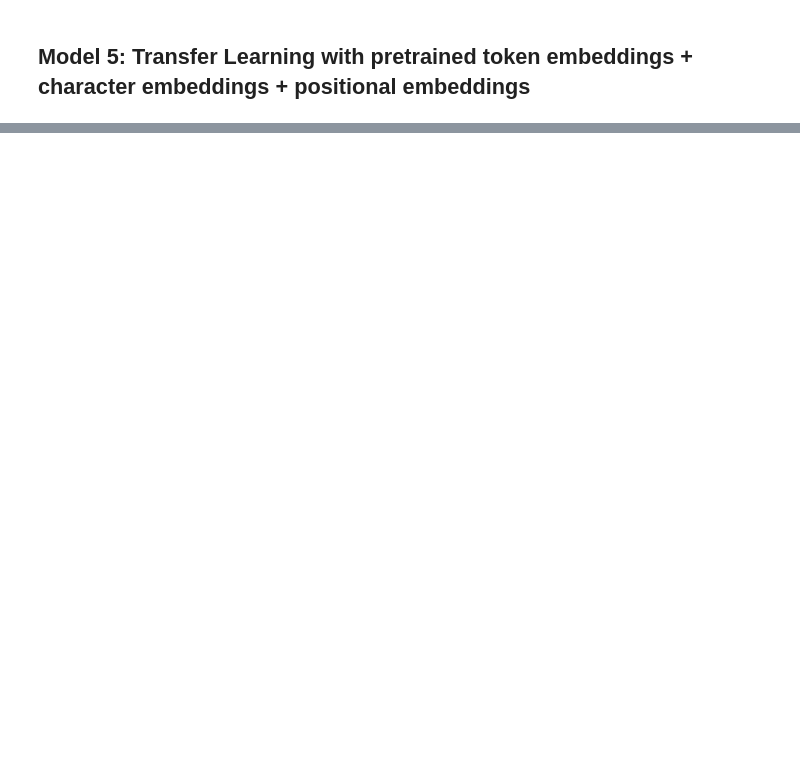
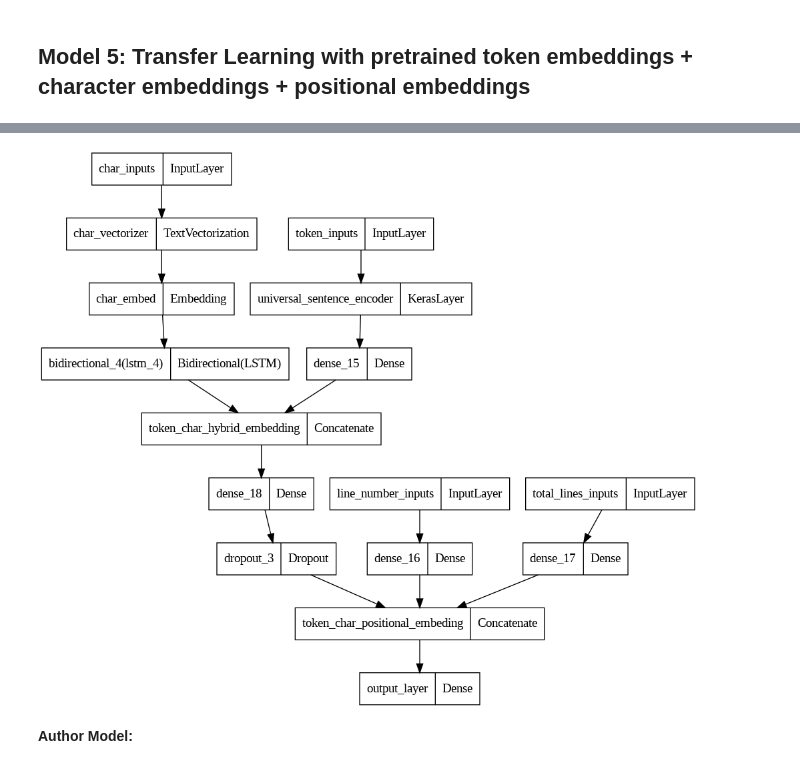
Before and after one commit to yashfirkedata/NLP-Replicating-PubMed-200k-RCT-Paper, a Jupyter notebook: NLP_Replicating_PubMed_200k_RCT_Paper.ipynb, the cells around one changed output, grey strips where cells are left out. Saved outputs shown, nothing was run; the diff lists cells and outputs as text; code cells hidden in the pictures; blank space fills up the shorter version.

Commit message:
best_modelling and testing completed

```diff
--- a/NLP_Replicating_PubMed_200k_RCT_Paper.ipynb
+++ b/NLP_Replicating_PubMed_200k_RCT_Paper.ipynb
@@ -1272,0 +1432,7 @@ model_4_results
+# %%
+from tensorflow.keras.utils import plot_model
+plot_model(model_5)
+# %% [output]
+[figure, added]
+# %% [markdown]
+**Author Model:**
```
Also changed, not shown: parts of 109 cells of this notebook.
